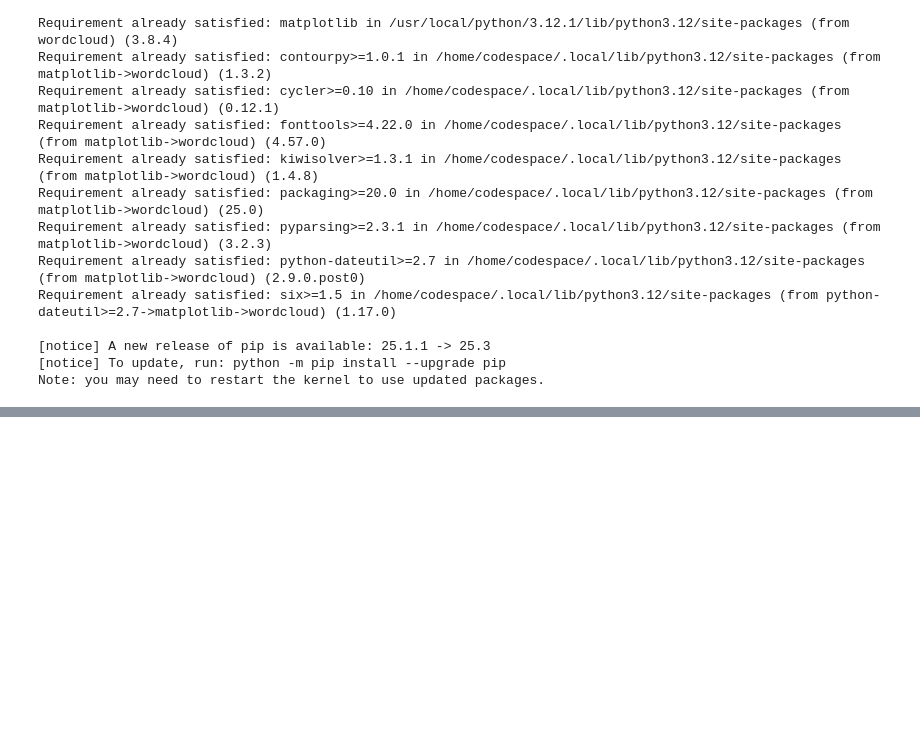
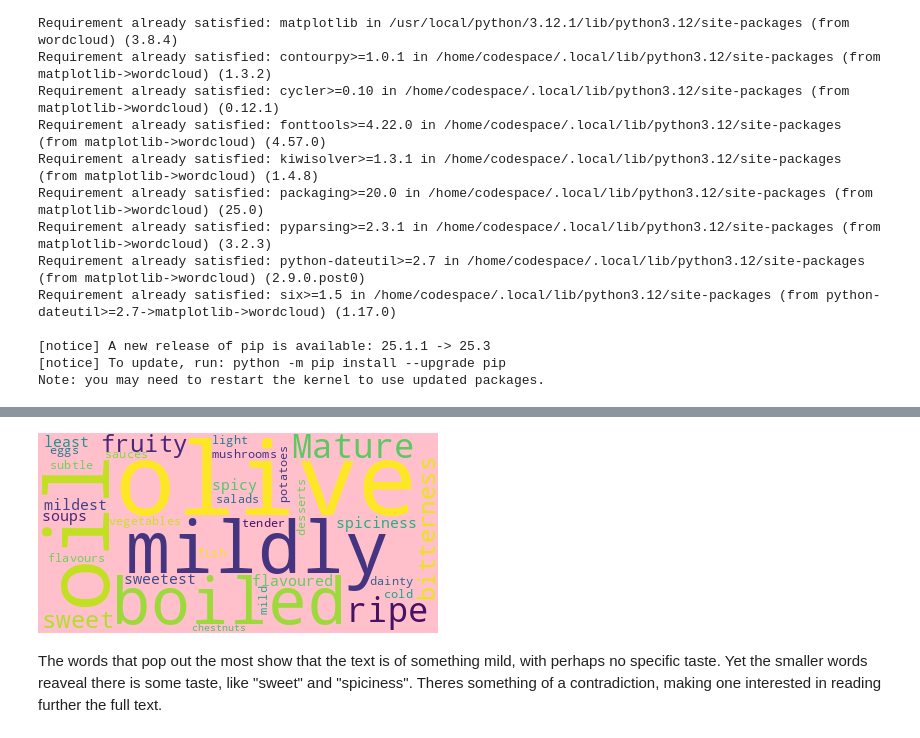
Before and after one commit to k3g3l-pixel/dt-2025-data-visualisation, a Jupyter notebook: notebooks/assignment/homework11.ipynb, the cells around one changed output, grey strips where cells are left out. Saved outputs shown, nothing was run; the diff lists cells and outputs as text; code cells hidden in the pictures; blank space fills up the shorter version.

```diff
--- a/notebooks/assignment/homework11.ipynb
+++ b/notebooks/assignment/homework11.ipynb
@@ -38,0 +56,9 @@ text=urllib.request
+# %%
+WordCloud(stopwords=["from","harvested","and","it","is","the","of","when","It","obtained","Generally","speaking","with","only","hint","pairs","well","a","notes"],background_color="pink").generate_from_text(text).to_image()
+#these words will not appeared in the wordcloud. Shows descriptive words in the text as well as nouns
+#ive changed the background color to pink
+#"oil" and "olive" are the largest because they appear the most in the text, along with "boiled" and "mildly"
+# %% [output]
+[figure, added]
+# %% [markdown]
+The words that pop out the most show that the text is of something mild, with perhaps no specific taste. Yet the smaller words reaveal there is some taste, like "sweet" and "spiciness". Theres something of a contradiction, making one interested in reading further the full text.
```
Also changed, not shown: parts of 2 cells of this notebook.
